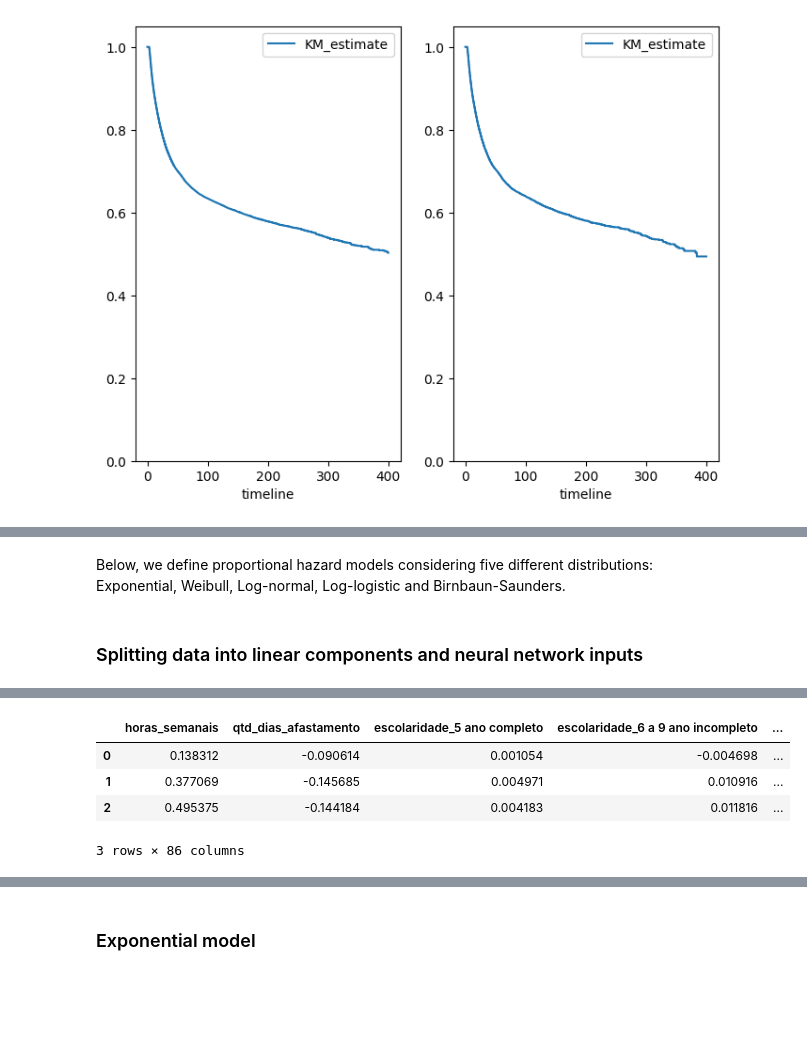
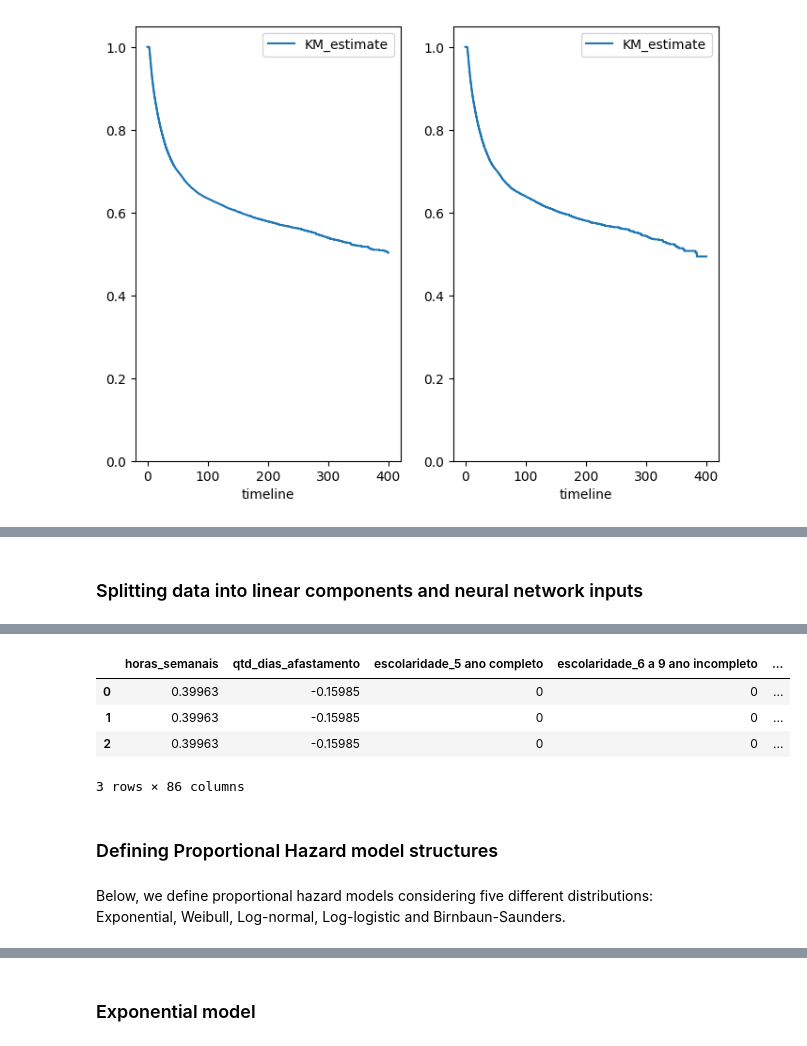
Before and after one commit to nhilariosilva/rais_analysis, a Jupyter notebook: Linear Final Models/Proportional Hazards.ipynb, the cells around one changed output, grey strips where cells are left out. Saved outputs shown, nothing was run; the diff lists cells and outputs as text; code cells hidden in the pictures; blank space fills up the shorter version.

```diff
--- a/Linear Final Models/Proportional Hazards.ipynb
+++ b/Linear Final Models/Proportional Hazards.ipynb
@@ -115,2 +114,0 @@ plt.show()
-# %% [markdown]
-Below, we define proportional hazard models considering five different distributions: Exponential, Weibull, Log-normal, Log-logistic and Birnbaun-Saunders.
@@ -364,39 +127,39 @@ X_test = df_test.iloc[:, 2:]
 # %%
 linear_columns = [0, 3, 4, 5, 6, 7, 8, 9, 10, 11]
 neuralnet_columns = [i for i in np.arange(X_train.shape[1]) if i not in linear_columns]
 
 z_train = X_train.iloc[:, linear_columns]
 # z_train.insert(0, "intercept", 1.0)
 X_train_nn = X_train.iloc[:, neuralnet_columns]
 # Projection weights matrix from z to X
-W_train_nn = np.linalg.inv( z_train.T @ z_train ) @ z_train.T @ X_train_nn
+# W_train_nn = np.linalg.inv( z_train.T @ z_train ) @ z_train.T @ X_train_nn
 
 # By using @, the pandas environment breaks, since z_train and W_train_nn do not share colum names
-z_proj_X_train = np.dot(z_train, W_train_nn)
+# z_proj_X_train = np.dot(z_train, W_train_nn)
 
 # Remove the projection of z_train from the matrix to be fed to the neural network
-X_train_nn = X_train_nn - z_proj_X_train
+# X_train_nn = X_train_nn - z_proj_X_train
 
 z_test = X_test.iloc[:, linear_columns]
 # z_test.insert(0, "intercept", 1.0)
 X_test_nn = X_test.iloc[:, neuralnet_columns]
 # Projection weights matrix from z to X
-W_test_nn = np.linalg.inv( z_test.T @ z_test ) @ z_test.T @ X_test_nn
-z_proj_X_test = np.dot(z_test, W_test_nn)
-X_test_nn = X_test_nn - z_proj_X_test
+# W_test_nn = np.linalg.inv( z_test.T @ z_test ) @ z_test.T @ X_test_nn
+# z_proj_X_test = np.dot(z_test, W_test_nn)
+# X_test_nn = X_test_nn - z_proj_X_test
 
 data_train = [z_train, y_train, delta_train]
 data_test = [z_test, y_test, delta_test]
 
 display( z_train.head(3) )
 display( X_train_nn.head(3) )
 # %% [output]
 |  | idade | sexo_feminino | raca_amarela | raca_indigena | raca_parda | raca_preta | faixa_remuneracao_media_2 a 4 SM | ... |
 | 0 | -1.283593 | 0 | 0 | 0 | 1 | 0 | 0 | ... |
 | 1 | -0.582427 | 0 | 0 | 0 | 0 | 0 | 0 | ... |
 | 2 | -0.757718 | 0 | 0 | 0 | 0 | 0 | 1 | ... |
 |  | horas_semanais | qtd_dias_afastamento | escolaridade_5 ano completo | escolaridade_6 a 9 ano incompleto | ... |
-| 0 | 0.138312 | -0.090614 | 0.001054 | -0.004698 | ... |
-| 1 | 0.377069 | -0.145685 | 0.004971 | 0.010916 | ... |
-| 2 | 0.495375 | -0.144184 | 0.004183 | 0.011816 | ... |
+| 0 | 0.39963 | -0.15985 | 0 | 0 | ... |
+| 1 | 0.39963 | -0.15985 | 0 | 0 | ... |
+| 2 | 0.39963 | -0.15985 | 0 | 0 | ... |
 3 rows × 86 columns
@@ -413,0 +166,4 @@ bs_parameters, bs_loss, bs_neural_network, bs_call, bs_call_nolast = build_PH_mo
+# %% [markdown]
+### Defining Proportional Hazard model structures
+# %% [markdown]
+Below, we define proportional hazard models considering five different distributions: Exponential, Weibull, Log-normal, Log-logistic and Birnbaun-Saunders.
```
Also changed, not shown: parts of 43 cells of this notebook, 5 other files.
